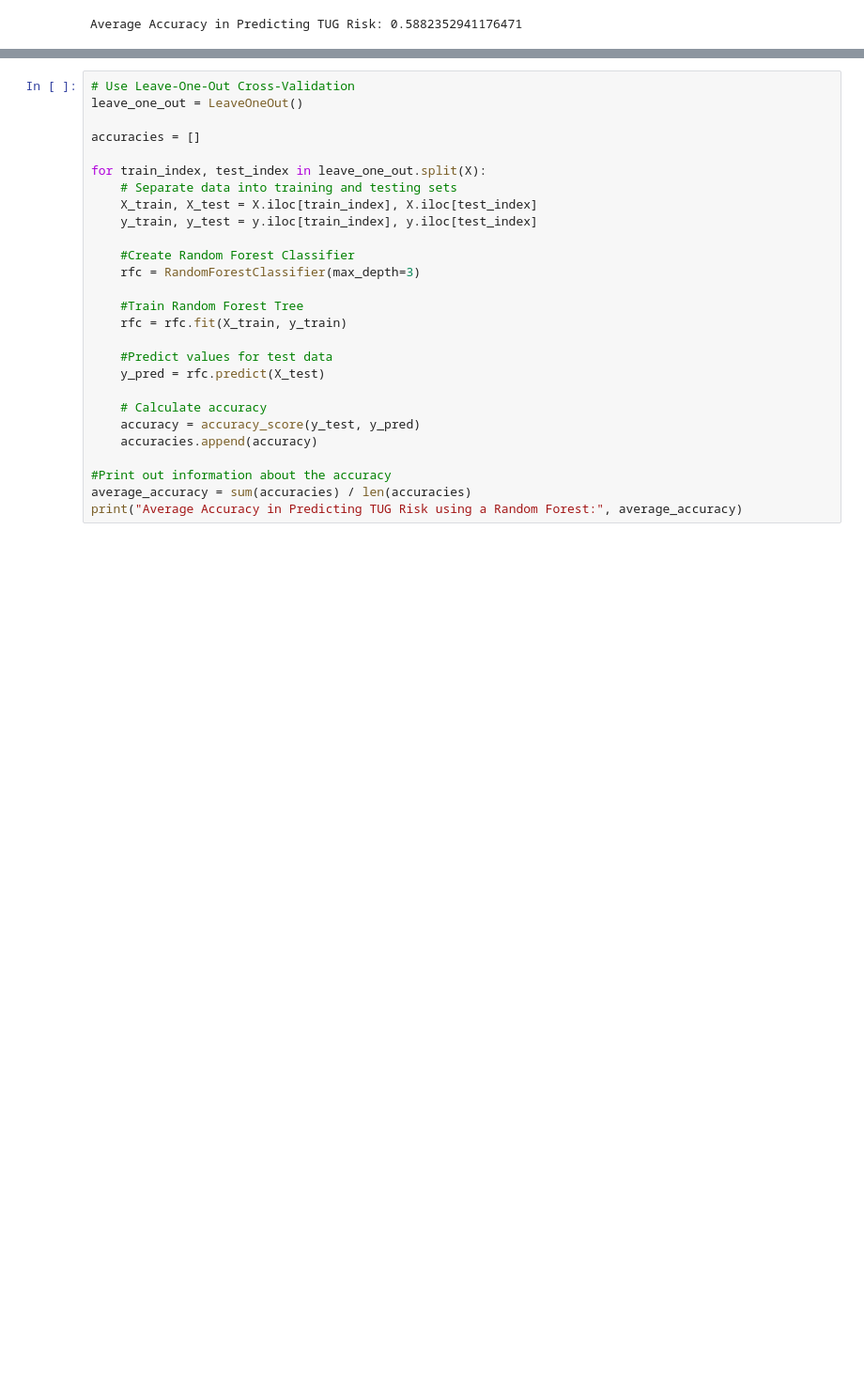
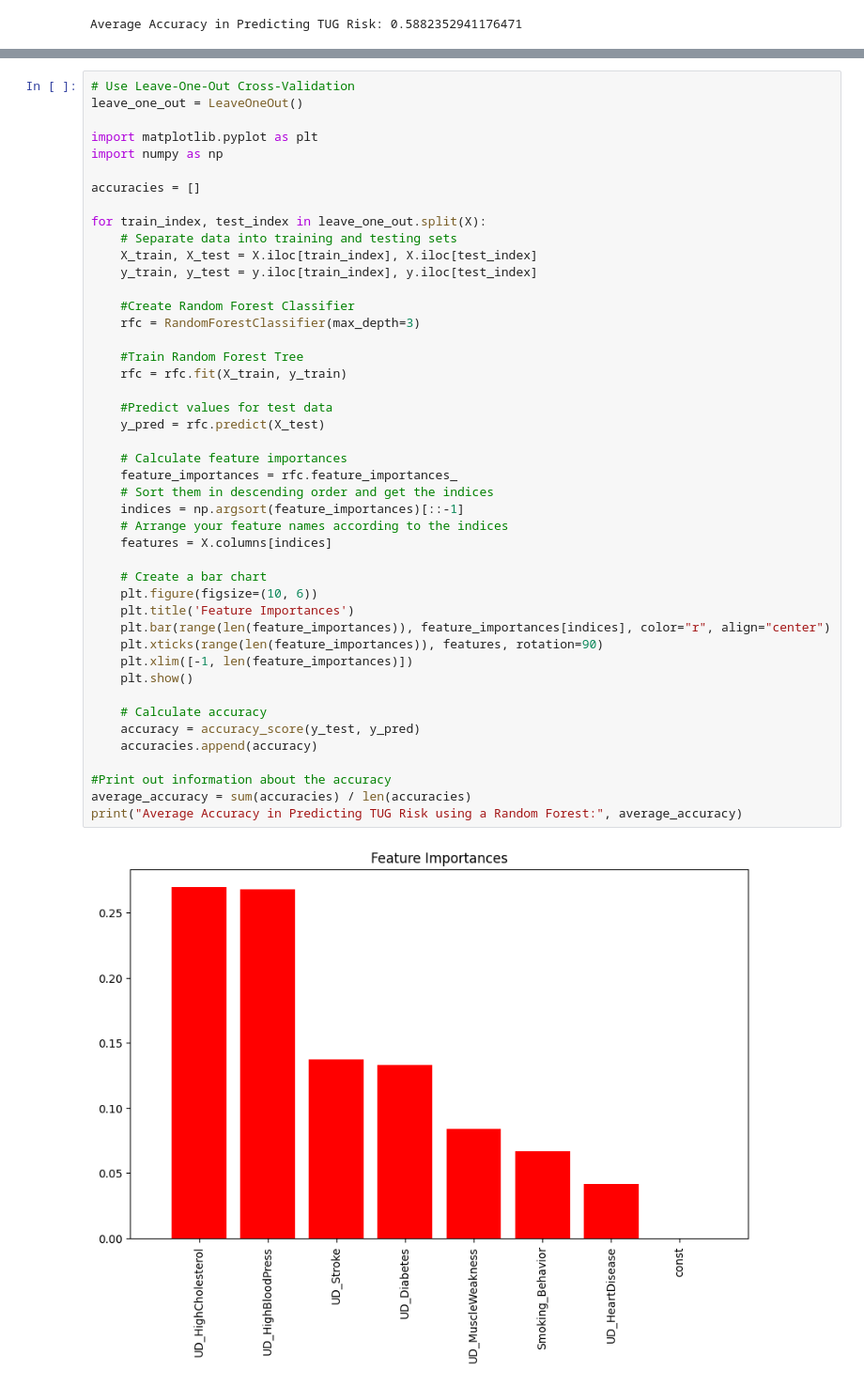
Before and after one commit to ramesh-arjun/Fall-Risk-Machine-Learning-Project, a Jupyter notebook: DataAnalysis.ipynb, the cells around one changed output, grey strips where cells are left out. Shown at 94% size. Saved outputs shown, nothing was run; the diff lists cells and outputs as text; blank space fills up the shorter version.

```diff
--- a/DataAnalysis.ipynb
+++ b/DataAnalysis.ipynb
@@ -117,28 +119,47 @@ Average Accuracy in Predicting TUG Risk using a Decision Tree: 0.588235294117647
 # %%
 # Use Leave-One-Out Cross-Validation
 leave_one_out = LeaveOneOut()
+
+import matplotlib.pyplot as plt
+import numpy as np
 
 accuracies = []
 
 for train_index, test_index in leave_one_out.split(X):
     # Separate data into training and testing sets
     X_train, X_test = X.iloc[train_index], X.iloc[test_index]
     y_train, y_test = y.iloc[train_index], y.iloc[test_index]
 
     #Create Random Forest Classifier
     rfc = RandomForestClassifier(max_depth=3)
 
     #Train Random Forest Tree
     rfc = rfc.fit(X_train, y_train)
 
     #Predict values for test data
     y_pred = rfc.predict(X_test)
 
+    # Calculate feature importances
+    feature_importances = rfc.feature_importances_
+    # Sort them in descending order and get the indices
+    indices = np.argsort(feature_importances)[::-1]
+    # Arrange your feature names according to the indices
+    features = X.columns[indices]
+
+    # Create a bar chart
+    plt.figure(figsize=(10, 6))
+    plt.title('Feature Importances')
+    plt.bar(range(len(feature_importances)), feature_importances[indices], color="r", align="center")
+    plt.xticks(range(len(feature_importances)), features, rotation=90)
+    plt.xlim([-1, len(feature_importances)])
+    plt.show()
+
     # Calculate accuracy
     accuracy = accuracy_score(y_test, y_pred)
     accuracies.append(accuracy)
 
 #Print out information about the accuracy
 average_accuracy = sum(accuracies) / len(accuracies)
 print("Average Accuracy in Predicting TUG Risk using a Random Forest:", average_accuracy)
 # %% [output]
+[figure, added]
```
Also changed, not shown: parts of 4 cells of this notebook.
